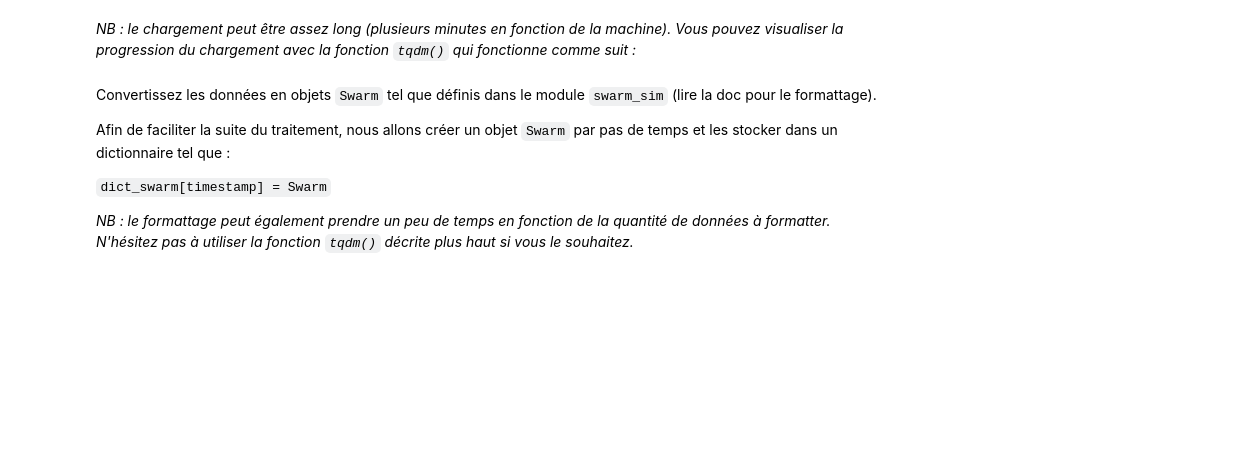
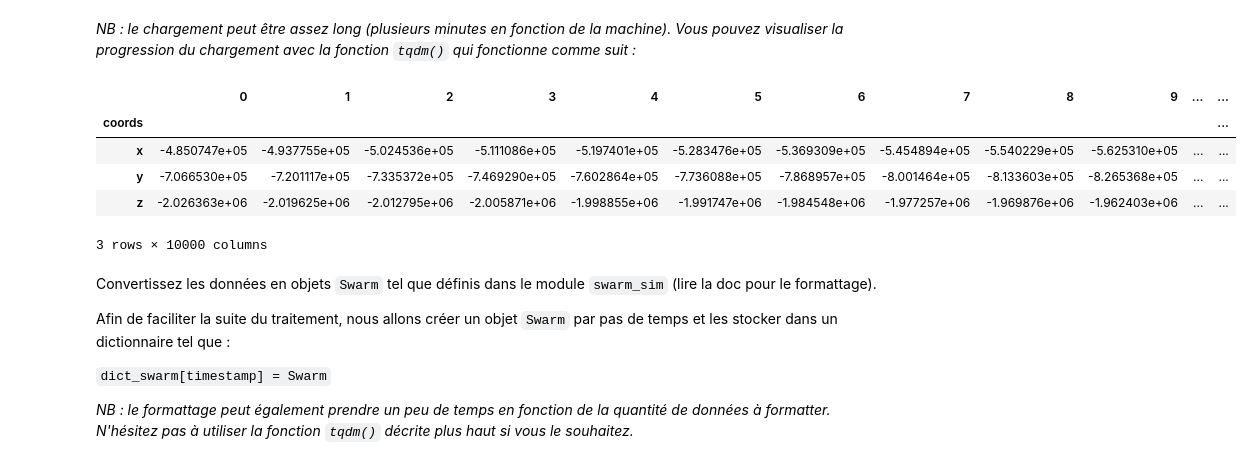
Before and after one commit to eakopyan/SwarmPy_Simulator, a Jupyter notebook: tp/sujet_tp.ipynb, the cells around one changed output. Cells and saved outputs as stored; diff of their text form; code cells hidden in the pictures; blank space fills up the shorter version.

```diff
--- a/tp/sujet_tp.ipynb
+++ b/tp/sujet_tp.ipynb
@@ -38,20 +45,26 @@ Modifiez les variables `iter_max` et `PATH` si nécessaire.
 *NB : le chargement peut être assez long (plusieurs minutes en fonction de la machine). Vous pouvez visualiser la progression du chargement avec la fonction `tqdm()` qui fonctionne comme suit :*
 # %%
 NB_NODES = 100
-iter_max = 1 # Nombre de traces à charger (à modifier)
-PATH = '..\data\Traces_Nanosatellites\\track_' # Emplacement des traces dans le dossier
-
+PATH = '..\data\Traces_Nanosatellites\\track_'
 
 satellites = {}
 
-with tqdm(total = iter_max, desc = 'Data loading') as pbar:
-    for i in range(iter_max):
+with tqdm(total=NB_NODES, desc='Extracting data') as pbar:
+    for i in range(NB_NODES):
         df = pd.read_csv(PATH+str(i)+'.csv', sep=',', header=0)
         df['coords'] = ['x','y','z']
         satellites[i] = df.set_index('coords', drop=True)
-        pbar.update(1) # Fonction de mise à jour de la progression
+        pbar.update(1)
+
 
 satellites[0].head()
+# %% [output]
+|  | 0 | 1 | 2 | 3 | 4 | 5 | 6 | 7 | 8 | 9 | ... | ... |
+| coords |  |  |  |  |  |  |  |  |  |  |  | ... |
+| x | -4.850747e+05 | -4.937755e+05 | -5.024536e+05 | -5.111086e+05 | -5.197401e+05 | -5.283476e+05 | -5.369309e+05 | -5.454894e+05 | -5.540229e+05 | -5.625310e+05 | ... | ... |
+| y | -7.066530e+05 | -7.201117e+05 | -7.335372e+05 | -7.469290e+05 | -7.602864e+05 | -7.736088e+05 | -7.868957e+05 | -8.001464e+05 | -8.133603e+05 | -8.265368e+05 | ... | ... |
+| z | -2.026363e+06 | -2.019625e+06 | -2.012795e+06 | -2.005871e+06 | -1.998855e+06 | -1.991747e+06 | -1.984548e+06 | -1.977257e+06 | -1.969876e+06 | -1.962403e+06 | ... | ... |
+3 rows × 10000 columns
 # %% [markdown]
 Convertissez les données en objets `Swarm` tel que définis dans le module `swarm_sim` (lire la doc pour le formattage).
 
```
Also changed, not shown: parts of 17 cells of this notebook, 1 other file.
